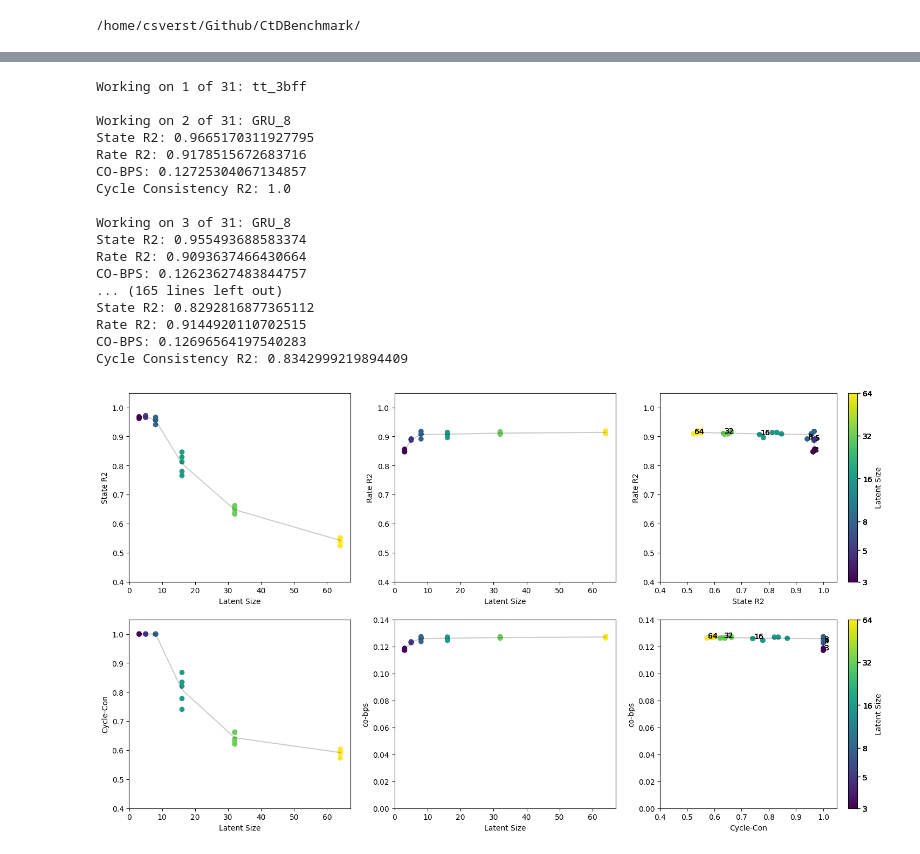
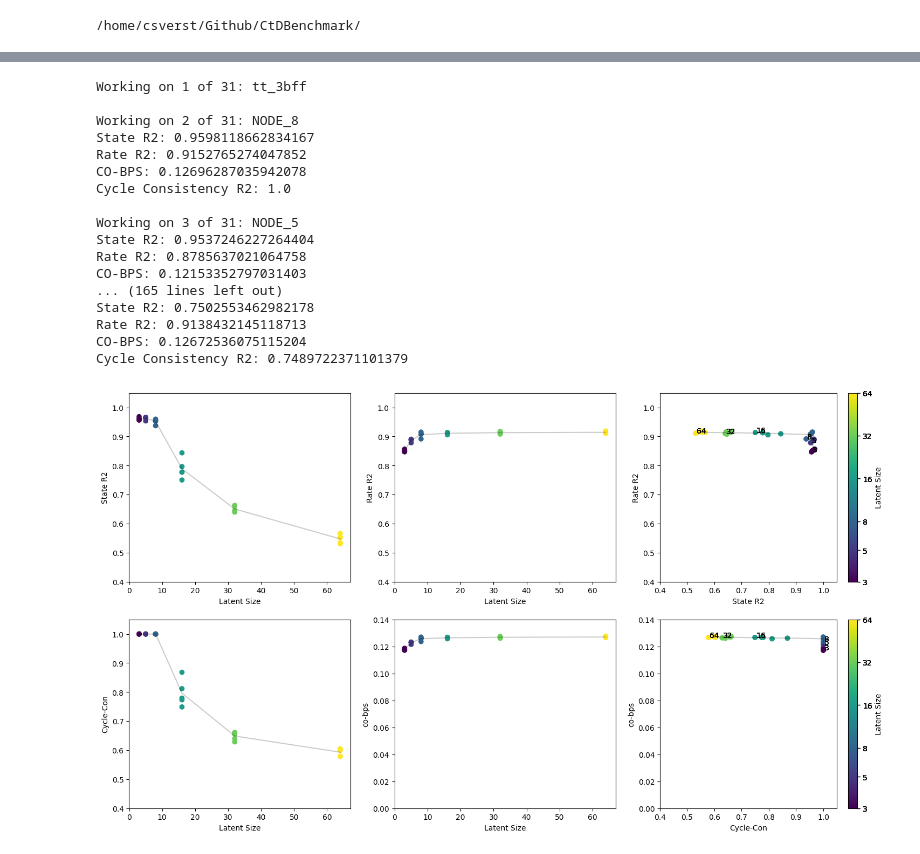
Before and after one commit to snel-repo/ComputationThruDynamicsBenchmark, a Jupyter notebook: examples/compare_dd_tt_models.ipynb, the cells around one changed output, grey strips where cells are left out. Drawn from its saved outputs; the diff is of its cells as text; code cells hidden in the pictures.

```diff
--- a/examples/compare_dd_tt_models.ipynb
+++ b/examples/compare_dd_tt_models.ipynb
@@ -23,18 +23,18 @@ tt_analysis.plot_trial_io(num_trials= 1)
 # %%
 
 # REPLACE THESE PATHS WITH YOUR OWN DD MODEL PATHS
-gru_sweep_path = tt_path + "20250206_NBFF_NODE_sweep_redux2/"
-gru_subfolders = [f.path for f in os.scandir(gru_sweep_path) if f.is_dir()]
+NODE_sweep_path = tt_path + "20250207_3BFF_NODE_sweep/"
+NODE_subfolders = [f.path for f in os.scandir(NODE_sweep_path) if f.is_dir()]
 # %%
-comparison_GRU = Comparison(comparison_tag = "3BFF_GRU")
-comparison_GRU.load_analysis(tt_analysis, group = "TT", reference_analysis=True)
+comparison_NODE = Comparison(comparison_tag = "3BFF_NODE")
+comparison_NODE.load_analysis(tt_analysis, group = "TT", reference_analysis=True)
 lat_sizes = []
-for subfolder in gru_subfolders:
+for subfolder in NODE_subfolders:
     subfolder = subfolder + "/"
     # print(subfolder.split("latent_size="))
     lat_size = int(subfolder.split("latent_size=")[1].split("_")[0])
-    analysis_GRU = Analysis_DD.create(run_name = f"GRU_{lat_size}", filepath = subfolder, model_type = "SAE")
-    print(f"GRU_{lat_size}")
+    analysis_NODE = Analysis_DD.create(run_name = f"NODE_{lat_size}", filepath = subfolder, model_type = "SAE")
+    print(f"NODE_{lat_size}")
     lat_sizes.append(lat_size)
-    comparison_GRU.load_analysis(analysis_GRU, group = "GRU")
+    comparison_NODE.load_analysis(analysis_NODE, group = "NODE")
 # %% [output]
@@ -58,23 +58,23 @@ GRU_16
 # %%
 metric_list = ["state_r2", "rate_r2", 'co-bps', 'cycle_con']
-metrics_GRU = comparison_GRU.compute_metrics(metric_list=metric_list, cycle_con_var=0.01)
+metrics_NODE = comparison_NODE.compute_metrics(metric_list=metric_list, cycle_con_var=0.01)
 # %% [output]
 Working on 1 of 31: tt_3bff
 
-Working on 2 of 31: GRU_8
-State R2: 0.9665170311927795
-Rate R2: 0.9178515672683716
-CO-BPS: 0.12725304067134857
+Working on 2 of 31: NODE_8
+State R2: 0.9598118662834167
+Rate R2: 0.9152765274047852
+CO-BPS: 0.12696287035942078
 Cycle Consistency R2: 1.0
 
-Working on 3 of 31: GRU_8
-State R2: 0.955493688583374
-Rate R2: 0.9093637466430664
-CO-BPS: 0.12623627483844757
+Working on 3 of 31: NODE_5
+State R2: 0.9537246227264404
+Rate R2: 0.8785637021064758
+CO-BPS: 0.12153352797031403
 ... (165 lines left out)
-State R2: 0.8292816877365112
-Rate R2: 0.9144920110702515
-CO-BPS: 0.12696564197540283
-Cycle Consistency R2: 0.8342999219894409
+State R2: 0.7502553462982178
+Rate R2: 0.9138432145118713
+CO-BPS: 0.12672536075115204
+Cycle Consistency R2: 0.7489722371101379
 # %%
 
@@ -84,7 +84,7 @@ metrics = ["state_r2", "rate_r2", "co-bps", "cycle_con"]
 mean_metrics = {k:[] for k in metrics}
 for lat in np.unique(lat_sizes):
     for met in metrics:
-        met_list = np.array(metrics_GRU[met])
+        met_list = np.array(metrics_NODE[met])
         lat_met = met_list[lat_sizes == lat]
         mean_metrics[met].append([lat, np.mean(lat_met)])
 
@@ -95,19 +95,19 @@ for met in metrics:
 import matplotlib.pyplot as plt
 fig, ax = plt.subplots(2, 3, figsize=(18, 10))
 
-ax[0,0].scatter(lat_sizes, metrics_GRU["state_r2"], c = np.log10(lat_sizes))
+ax[0,0].scatter(lat_sizes, metrics_NODE["state_r2"], c = np.log10(lat_sizes))
 ax[0,0].plot(mean_metrics['state_r2'][:,0],mean_metrics['state_r2'][:,1], c= 'k', alpha=0.2)
 ax[0,0].set_xlabel("Latent Size")
 ax[0,0].set_ylabel("State R2")
 ax[0,0].set_ylim(0.4, 1.05)
 
-ax[0,1].scatter(lat_sizes, metrics_GRU["rate_r2"], c = np.log10(lat_sizes))
+ax[0,1].scatter(lat_sizes, metrics_NODE["rate_r2"], c = np.log10(lat_sizes))
 ax[0,1].plot(mean_metrics['rate_r2'][:,0], mean_metrics['rate_r2'][:,1], c= 'k', alpha=0.2)
 ax[0,1].set_xlabel("Latent Size")
 ax[0,1].set_ylabel("Rate R2")
 ax[0,1].set_ylim(0.4, 1.05)
 
-ax[0,2].scatter(metrics_GRU["state_r2"], metrics_GRU["rate_r2"], c=np.log10(lat_sizes))
+ax[0,2].scatter(metrics_NODE["state_r2"], metrics_NODE["rate_r2"], c=np.log10(lat_sizes))
 ax[0,2].plot(mean_metrics['state_r2'][:,1], mean_metrics['rate_r2'][:,1], c= 'k', alpha=0.2)
 ax[0,2].set_xlabel("State R2")
 ax[0,2].set_ylabel("Rate R2")
@@ -115,45 +115,45 @@ ax[0,2].set_xlim(0.4, 1.05)
 ax[0,2].set_ylim(0.4, 1.05)
 
 # add colorbar with ticks for each latent size
-cbar = plt.colorbar(ax[0,2].scatter(metrics_GRU["state_r2"], metrics_GRU["rate_r2"], c=np.log10(lat_sizes)))
+cbar = plt.colorbar(ax[0,2].scatter(metrics_NODE["state_r2"], metrics_NODE["rate_r2"], c=np.log10(lat_sizes)))
 cbar.set_label("Latent Size")
 cbar.set_ticks(np.log10(lat_sizes))
 cbar.set_ticklabels(lat_sizes)
 
 for lat_size in lat_sizes:
-    ax[0,2].text(metrics_GRU["state_r2"][lat_sizes.index(lat_size)]+0.004, metrics_GRU["rate_r2"][lat_sizes.index(lat_size)], str(lat_size))
+    ax[0,2].text(metrics_NODE["state_r2"][lat_sizes.index(lat_size)]+0.004, metrics_NODE["rate_r2"][lat_sizes.index(lat_size)], str(lat_size))
 
 
 # Non-ground-truth metrics
-ax[1,0].scatter(lat_sizes, metrics_GRU["cycle_con"], c = np.log10(lat_sizes))
+ax[1,0].scatter(lat_sizes, metrics_NODE["cycle_con"], c = np.log10(lat_sizes))
 ax[1,0].plot(mean_metrics['cycle_con'][:,0], mean_metrics['cycle_con'][:,1], c= 'k', alpha=0.2)
 ax[1,0].set_xlabel("Latent Size")
 ax[1,0].set_ylabel("Cycle-Con")
 ax[1,0].set_ylim(0.4, 1.05)
 
-ax[1,1].scatter(lat_sizes, metrics_GRU["co-bps"], c = np.log10(lat_sizes))
+ax[1,1].scatter(lat_sizes, metrics_NODE["co-bps"], c = np.log10(lat_sizes))
 ax[1,1].plot(mean_metrics['co-bps'][:,0], mean_metrics['co-bps'][:,1], c= 'k', alpha=0.2)
 ax[1,1].set_xlabel("Latent Size")
 ax[1,1].set_ylabel("co-bps")
 ax[1,1].set_ylim(0.0, 0.14)
 
-ax[1,2].scatter(metrics_GRU["cycle_con"], metrics_GRU["co-bps"], c=np.log10(lat_sizes))
+ax[1,2].scatter(metrics_NODE["cycle_con"], metrics_NODE["co-bps"], c=np.log10(lat_sizes))
 ax[1,2].plot(mean_metrics['cycle_con'][:,1], mean_metrics['co-bps'][:,1], c= 'k', alpha=0.2)
 ax[1,2].set_xlabel("Cycle-Con")
 ax[1,2].set_ylabel("co-bps")
 ax[1,2].set_xlim(0.4, 1.05)
 ax[1,2].set_ylim(0.0, 0.14)
 
 # add colorbar with ticks for each latent size
-cbar = plt.colorbar(ax[1,2].scatter(metrics_GRU["cycle_con"], metrics_GRU["co-bps"], c=np.log10(lat_sizes)))
+cbar = plt.colorbar(ax[1,2].scatter(metrics_NODE["cycle_con"], metrics_NODE["co-bps"], c=np.log10(lat_sizes)))
 cbar.set_label("Latent Size")
 cbar.set_ticks(np.log10(lat_sizes))
 cbar.set_ticklabels(lat_sizes)
 
 for lat_size in lat_sizes:
-    ax[1,2].text(metrics_GRU["cycle_con"][lat_sizes.index(lat_size)]+0.004, metrics_GRU["co-bps"][lat_sizes.index(lat_size)], str(lat_size))
+    ax[1,2].text(metrics_NODE["cycle_con"][lat_sizes.index(lat_size)]+0.004, metrics_NODE["co-bps"][lat_sizes.index(lat_size)], str(lat_size))
 # %% [output]
-[figure, old version]
+[figure, new version]
 # %%
 fig = plt.figure(figsize=(5, 10))
 ax =fig.add_subplot(211)
```
Also changed, not shown: parts of 5 cells of this notebook, 1 other file.
